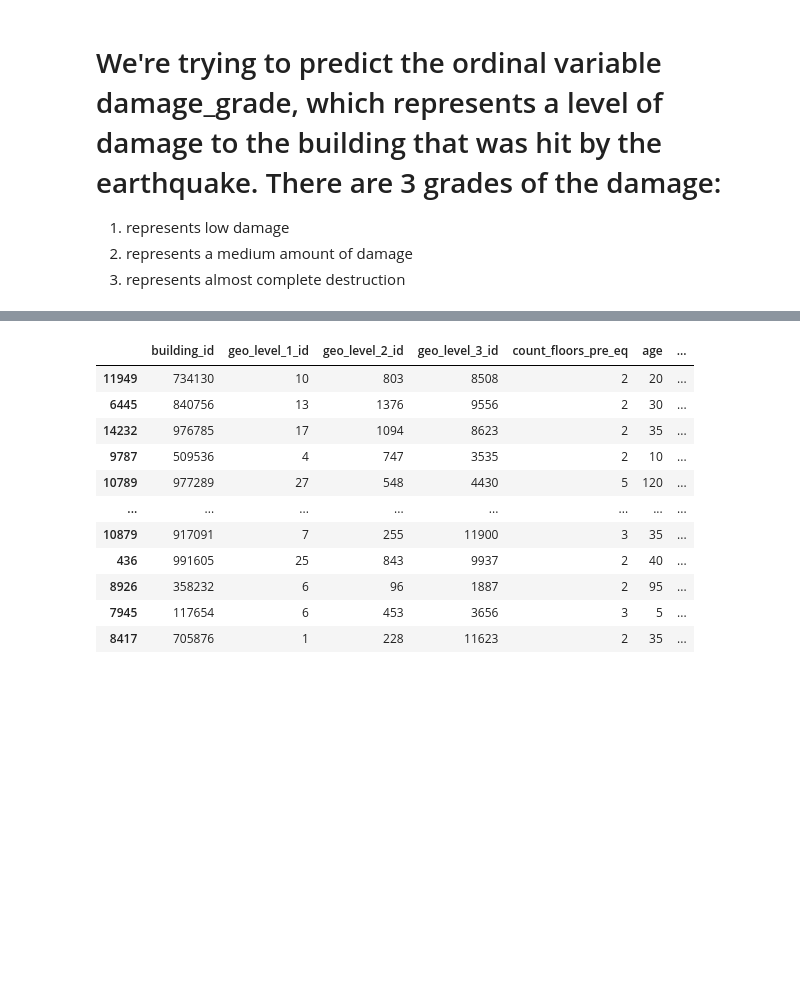
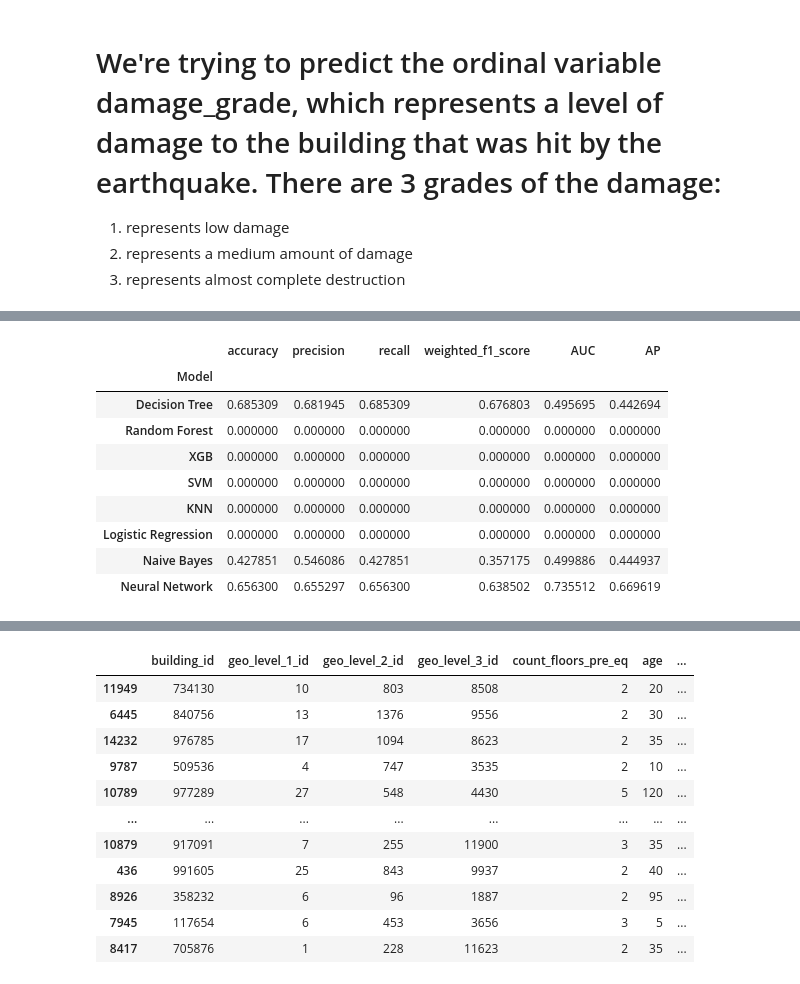
Before and after one commit to ReiannaLiu/Modeling-Earthquake-Damage, a Jupyter notebook: Modeling/Decision_Tree_modeling.ipynb, the cells around one changed output, grey strips where cells are left out. Saved outputs shown, nothing was run; the diff lists cells and outputs as text; code cells hidden in the pictures; blank space fills up the shorter version.

```diff
--- a/Modeling/Decision_Tree_modeling.ipynb
+++ b/Modeling/Decision_Tree_modeling.ipynb
@@ -71,0 +99,20 @@ weighted avg       0.65      0.65      0.65     52121
+# %%
+result_df = pd.read_csv('../Resources/Datasets/results.csv', index_col=0)
+result_df.loc['Decision Tree'] = [accuracy_score(y_test, y_pred),
+                                   precision_score(y_test, y_pred, average='weighted'),
+                                   recall_score(y_test, y_pred, average='weighted'),
+                                   f1_score(y_test, y_pred, average='weighted'),
+                                   roc_auc_score(y_test, y_pred_proba, multi_class='ovr', average='weighted'),
+                                   average_precision_score(y_test, y_pred_proba, average='weighted')]
+result_df
+# %% [output]
+|  | accuracy | precision | recall | weighted_f1_score | AUC | AP |
+| Model |  |  |  |  |  |  |
+| Decision Tree | 0.685309 | 0.681945 | 0.685309 | 0.676803 | 0.495695 | 0.442694 |
+| Random Forest | 0.000000 | 0.000000 | 0.000000 | 0.000000 | 0.000000 | 0.000000 |
+| XGB | 0.000000 | 0.000000 | 0.000000 | 0.000000 | 0.000000 | 0.000000 |
+| SVM | 0.000000 | 0.000000 | 0.000000 | 0.000000 | 0.000000 | 0.000000 |
+| KNN | 0.000000 | 0.000000 | 0.000000 | 0.000000 | 0.000000 | 0.000000 |
+| Logistic Regression | 0.000000 | 0.000000 | 0.000000 | 0.000000 | 0.000000 | 0.000000 |
+| Naive Bayes | 0.427851 | 0.546086 | 0.427851 | 0.357175 | 0.499886 | 0.444937 |
+| Neural Network | 0.656300 | 0.655297 | 0.656300 | 0.638502 | 0.735512 | 0.669619 |
```
Also changed, not shown: parts of 13 cells of this notebook.
